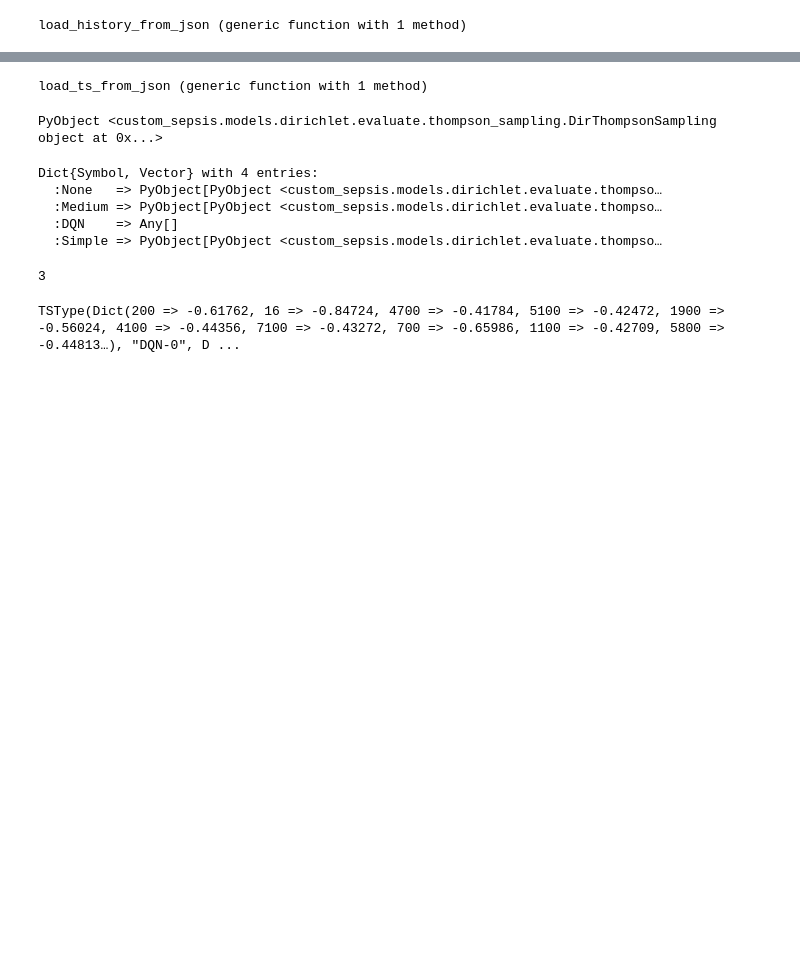
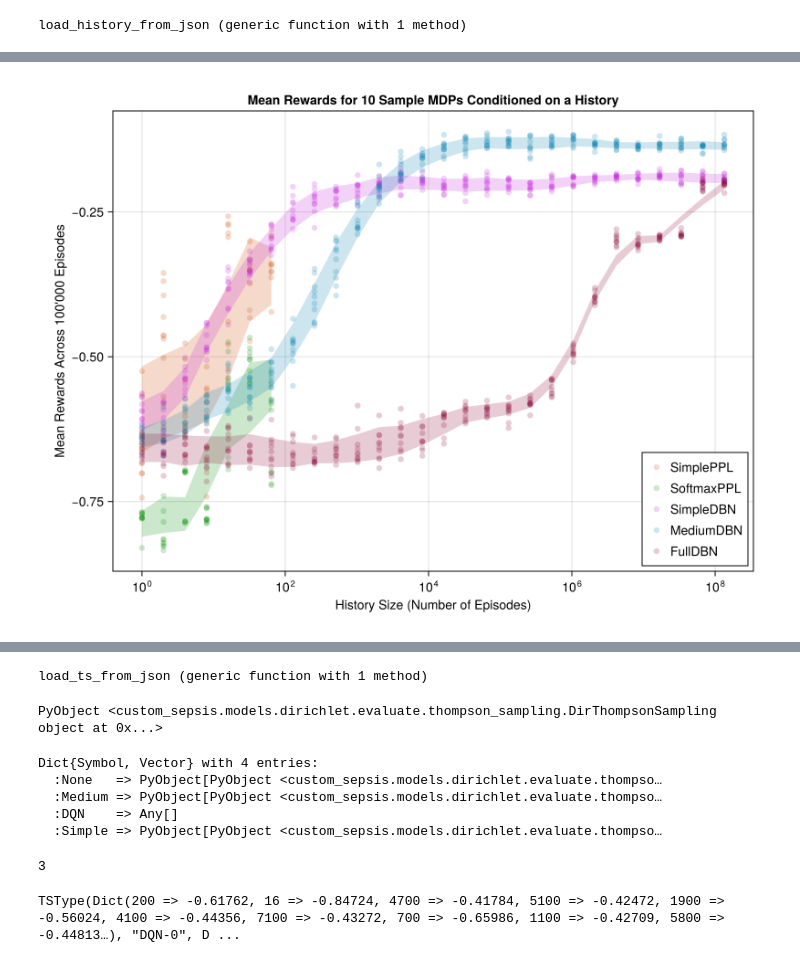
Before and after one commit to luisastue/hc-rl-thompson-sampling, a Jupyter notebook: sepsis/custom_sepsis/src/custom_sepsis/plot.ipynb, the cells around one changed output, grey strips where cells are left out. Drawn from its saved outputs; the diff is of its cells as text; code cells hidden in the pictures; blank space fills up the shorter version.

```diff
--- a/sepsis/custom_sepsis/src/custom_sepsis/plot.ipynb
+++ b/sepsis/custom_sepsis/src/custom_sepsis/plot.ipynb
@@ -28,8 +36,12 @@ end
 # %% [output]
 load_history_from_json (generic function with 1 method)
 # %%
-simple = load_history_from_json("json/dirichlet/history/Simple.json")
-medium = load_history_from_json("json/dirichlet/history/Medium.json")
-full = load_history_from_json("json/dirichlet/history/None.json")
-softmax = load_jld("data/mcmc/history/softmax.jld")
+histories = Dict(
+    :Simple => load_history_from_json("json/dirichlet/history/Simple.json"),
+    :Medium => load_history_from_json("json/dirichlet/history/Medium.json"),
+    :None => load_history_from_json("json/dirichlet/history/None.json"),
+    :Softmax => load_jld("data/mcmc/history/SoftmaxPPL.jld"),
+    :SimplePPL => load_jld("data/mcmc/history/SimplePPL.jld"),
+    # :DQN => load_history_from_json("json/dqn/history/DQN.json"),
+)
 # %% [output]
@@ -37 +67,15 @@ PPHistoryRun("softmax", MCMCModel(:softmax, Gen.DynamicChoiceMap(Dict{Any, Any}(
+# %%
+
+using PyCall
+sepsis_gym = pyimport("custom_sepsis")
+
+mean_rewards = Dict()
+for len in 1:100000000
+    if log2(len) % 1 != 0
+        continue
+    end
+    mean_rewards[len] = [sepsis_gym.train_dqn(sepsis_gym.true_env, len, len).evaluate_policy(100000) for _ in 1:3]
+    history = HistoryType(mean_rewards, "DQN", Dict("name" => "DQN"))
+    save_ts_to_json(history, "json/dqn/history/DQN.json")
+end
 # %%
@@ -39,0 +85,12 @@ random_mean = mean([sepsis_gym.evaluate_policy(sepsis_gym.random_policy(), 1000)
+# %%
+function moving_avg(data, window_size=100)
+    half_window = div(window_size, 2)
+
+    # Pad the data with the edge values to handle borders
+    padded_data = vcat(data[1:half_window], data, data[end-half_window:end])
+
+    # Compute the moving average using a sliding window
+    smoothed = [mean(padded_data[i:i+window_size-1]) for i in 1:length(data)]
+
+    return smoothed
+end
@@ -92,0 +158,3 @@ fig
+# %%
+plot_histories(histories, 1, [:SimplePPL, :Softmax, :Simple, :Medium, :None])
+# %% [output]
@@ -92,0 +163 @@ fig
+[figure, added]
```
Also changed, not shown: parts of 9 cells of this notebook, 15 other files.
